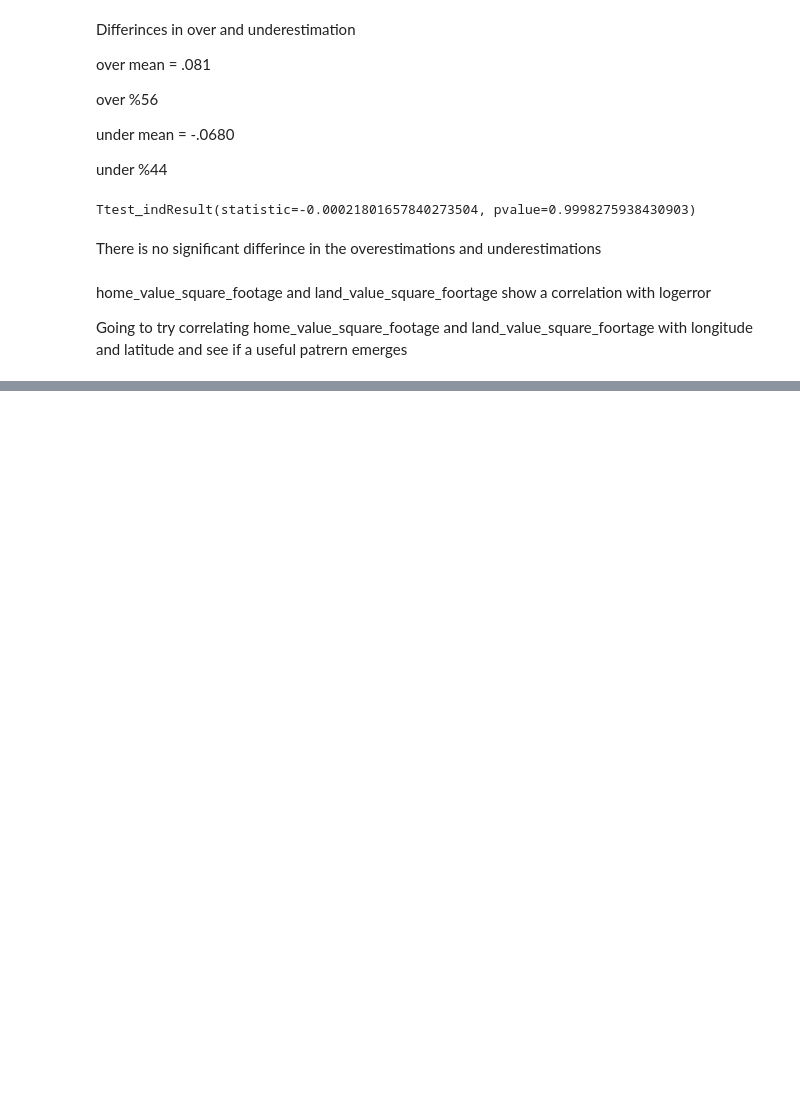
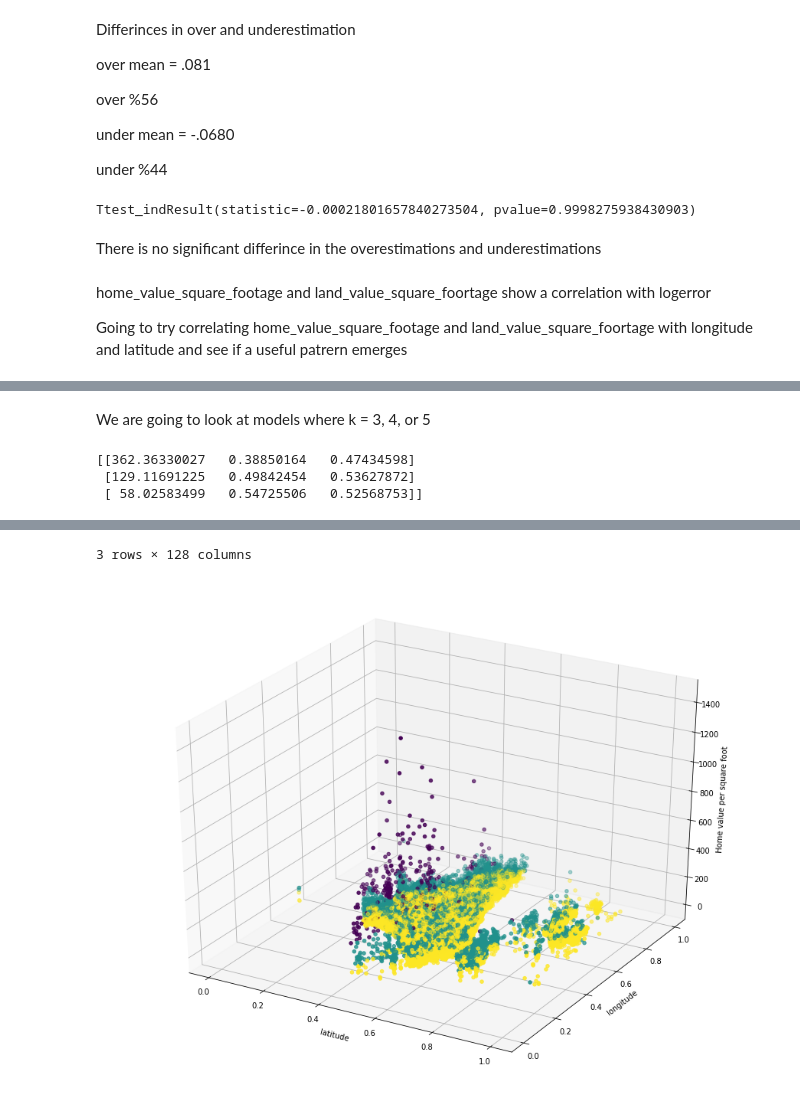
Before and after one commit to P-F-M/logerror_zillow, a Jupyter notebook: zillow_strikes_back.ipynb, the cells around one changed output, grey strips where cells are left out. Cells and saved outputs as stored; diff of their text form; code cells hidden in the pictures; blank space fills up the shorter version.

Commit message:
trying models

```diff
--- a/zillow_strikes_back.ipynb
+++ b/zillow_strikes_back.ipynb
@@ -402,0 +417,26 @@ Going to try correlating home_value_square_footage and land_value_square_foortag
+# %% [markdown]
+We are going to look at models where k = 3, 4, or 5
+# %%
+X = train[['home_value_square_footage', 'longitude', 'latitude']]
+
+kmeans = KMeans(n_clusters=3)
+kmeans.fit(X)
+
+centers = pd.DataFrame(kmeans.cluster_centers_, columns=X.columns)
+print(kmeans.cluster_centers_)
+
+%matplotlib inline
+
+fig = plt.figure(figsize=(12, 9))
+ax = Axes3D(fig)
+
+ax.scatter(X.latitude,X.longitude,X.home_value_square_footage, c=kmeans.labels_)
+ax.set(xlabel='latitude', ylabel='longitude', zlabel='Home value per square foot')
+
+train['cluster'] = kmeans.labels_
+
+train.groupby('cluster').describe()
+# %% [output]
+[[362.36330027   0.38850164   0.47434598]
+ [129.11691225   0.49842454   0.53627872]
+ [ 58.02583499   0.54725506   0.52568753]]
@@ -402,0 +449,2 @@ Going to try correlating home_value_square_footage and land_value_square_foortag
+3 rows × 128 columns
+[figure, added]
```
Also changed, not shown: parts of 33 cells of this notebook, 4 other files.
